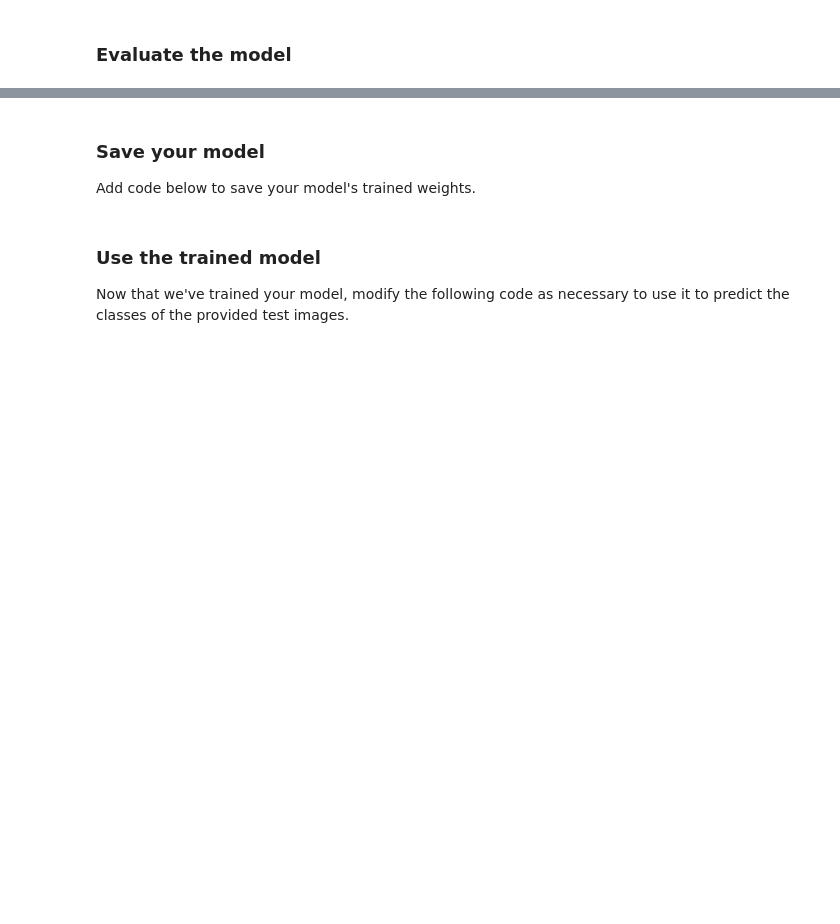
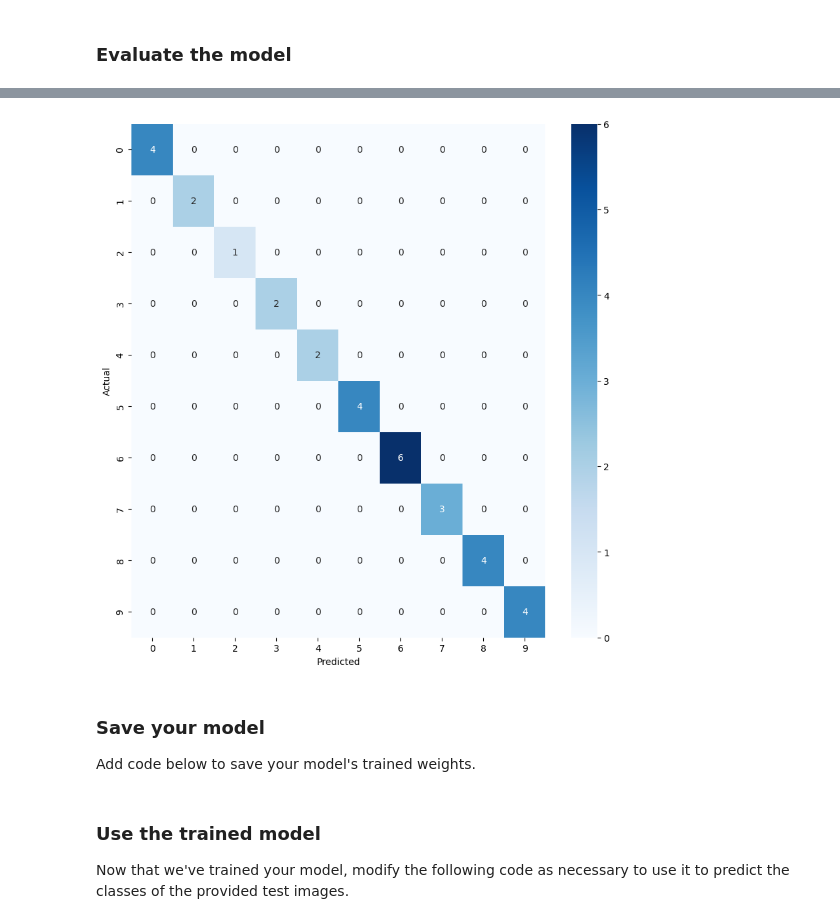
Before and after one commit to Henkomeyer/CNN-Safari-Prediction-Model-MLG_382_Project_1_Group_6-, a Jupyter notebook: MLG382_Safari_CNN_Project.ipynb, the cells around one changed output, grey strips where cells are left out. Drawn from its saved outputs; the diff is of its cells as text; code cells hidden in the pictures; blank space fills up the shorter version.

```diff
--- a/MLG382_Safari_CNN_Project.ipynb
+++ b/MLG382_Safari_CNN_Project.ipynb
@@ -160,12 +162,21 @@ plt.show()
 ### Evaluate the model
 # %%
 # Get the image and label arrays for the first batch of validation data
-
+x_val_batch = x_test[:32]
+y_val_batch = y_test[:32]
 # Use the model to predict the class
-
+predictions = model.predict(x_val_batch)
 # The model returns a probability value for each class
-# The one with the highest probability is the predicted class
-
+# # The one with the highest probability is the predicted class
+predicted_classes = np.argmax(y_val_batch,axis=1)
 # The actual labels are hot encoded (e.g. [0 1 0], so get the one with the value 1
-
+actual_classes = np.argmax(y_val_batch,axis=1)
+#Compute confusion Matrix
+cnf_matrix = confusion_matrix(actual_classes, predicted_classes)
 # Plot the confusion matrix
+plt.figure(figsize=(10,10))
+sns.heatmap(cnf_matrix, annot=True, fmt='d', cmap = 'Blues')
+plt.xlabel('Predicted')
+plt.ylabel('Actual')
+plt.show()
+# %% [output]
@@ -172,3 +184,4 @@ plt.show()
+[figure, added]
 # %% [markdown]
 ### Save your model
 
```
Also changed, not shown: parts of 19 cells of this notebook, 2 other files.
